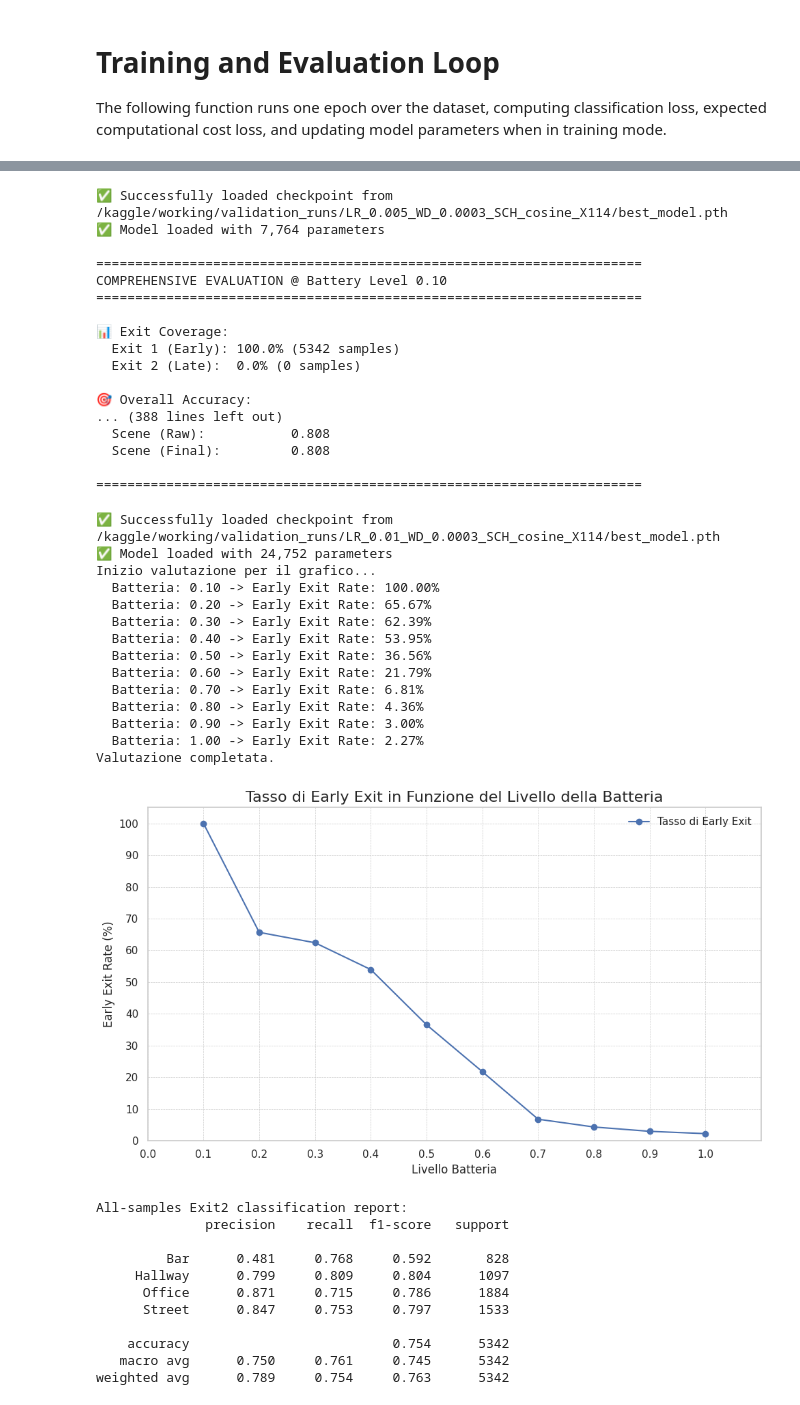
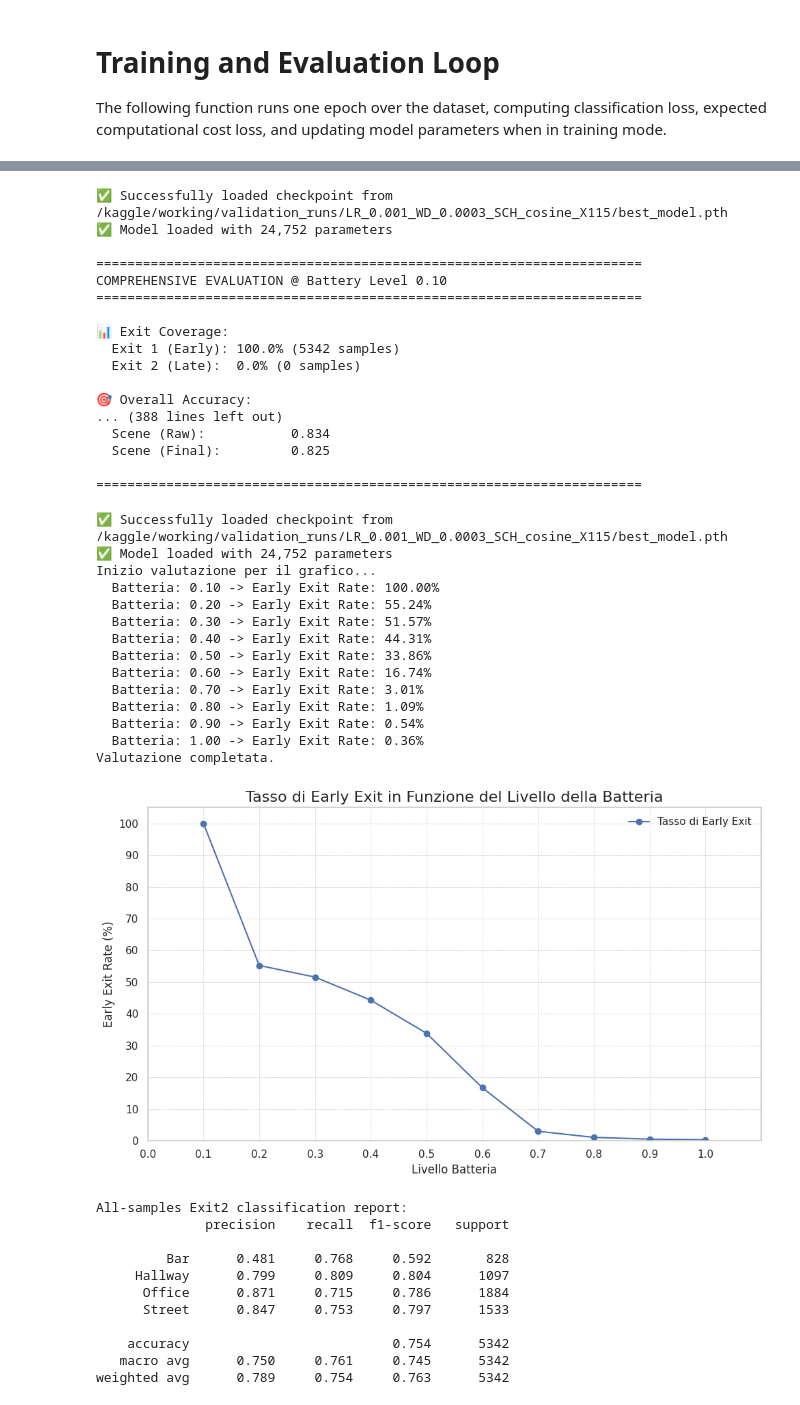
Before and after one commit to NiccoloSalvi/model1_eecnn, a Jupyter notebook: model2_eecnn.ipynb, the cells around one changed output, grey strips where cells are left out. Saved outputs shown, nothing was run; the diff lists cells and outputs as text; code cells hidden in the pictures.

Commit message:
best model up now using GRU

```diff
--- a/model2_eecnn.ipynb
+++ b/model2_eecnn.ipynb
@@ -811,7 +803,7 @@ hyperparameter_space = [
     # {'lr': 3e-4, 'weight_decay': 5e-5, 'scheduler': 'step', 'step_size': 20, 'epochs': 30, 'lambda_cost': 0.05, 'x': 20}, # WOWW
     # {'lr': 3e-4, 'weight_decay': 5e-5, 'scheduler': 'cosine', 'step_size': 20, 'epochs': 30, 'lambda_cost': 0.05, 'x': 114}, # WOWW
 
-    {'lr': 1e-3, 'weight_decay': 3e-4, 'scheduler': 'cosine', 'step_size': 20, 'epochs': 100, 'lambda_cost': 0.05, 'x': 114}, # WOWW
+    {'lr': 1e-3, 'weight_decay': 3e-4, 'scheduler': 'cosine', 'step_size': 20, 'epochs': 100, 'lambda_cost': 0.05, 'x': 115}, # WOWW
 
     # {'lr': 5e-4, 'weight_decay': 1e-5, 'scheduler': 'step', 'step_size': 10, 'epochs': 50, 'lambda_cost': 0.0, 'drop_p': 0.0, 'x': 4}, # BEST
     # {'lr': 7e-4, 'weight_decay': 1e-5, 'scheduler': 'step', 'step_size': 20, 'epochs': 50, 'lambda_cost': 0.0, 'drop_p': 0.0, 'x': 4}, # BEST
@@ -1294,7 +1286,7 @@ def run_comprehensive_evaluation():
     """Run the comprehensive evaluation with proper error handling"""
 
     # Load model properly
-    BEST_MODEL_PATH = "/kaggle/working/validation_runs/LR_0.005_WD_0.0003_SCH_cosine_X114/best_model.pth"
+    BEST_MODEL_PATH = "/kaggle/working/validation_runs/LR_0.001_WD_0.0003_SCH_cosine_X115/best_model.pth"
 
     try:
         ckpt = torch.load(BEST_MODEL_PATH, map_location=device, weights_only=False)
@@ -1333,8 +1325,8 @@ def run_comprehensive_evaluation():
 # Run the evaluation
 run_comprehensive_evaluation()
 # %% [output]
-✅ Successfully loaded checkpoint from /kaggle/working/validation_runs/LR_0.005_WD_0.0003_SCH_cosine_X114/best_model.pth
-✅ Model loaded with 7,764 parameters
+✅ Successfully loaded checkpoint from /kaggle/working/validation_runs/LR_0.001_WD_0.0003_SCH_cosine_X115/best_model.pth
+✅ Model loaded with 24,752 parameters
 
 ======================================================================
 COMPREHENSIVE EVALUATION @ Battery Level 0.10
@@ -1346,8 +1338,8 @@ COMPREHENSIVE EVALUATION @ Battery Level 0.10
 
 🎯 Overall Accuracy:
 ... (388 lines left out)
-  Scene (Raw):           0.808
-  Scene (Final):         0.808
+  Scene (Raw):           0.834
+  Scene (Final):         0.825
 
 ======================================================================
 # %%
@@ -1394,7 +1386,7 @@ def get_exit_rate_at_battery_level(model, loader, battery_level: float):
 
 
 # Load model properly
-BEST_MODEL_PATH = "/kaggle/working/validation_runs/LR_0.005_WD_0.0003_SCH_cosine_X114/best_model.pth"
+BEST_MODEL_PATH = "/kaggle/working/validation_runs/LR_0.001_WD_0.0003_SCH_cosine_X115/best_model.pth"
 
 ckpt = torch.load(BEST_MODEL_PATH, map_location=device, weights_only=False)
 print(f"✅ Successfully loaded checkpoint from {BEST_MODEL_PATH}")
@@ -1420,44 +1412,44 @@ for level in battery_levels:
     print(f"  Batteria: {level:.2f} -> Early Exit Rate: {rate:.2f}%")
 print("Valutazione completata.")
 
 
 # --- 2. Creazione del Grafico ---
 sns.set(style="whitegrid", context="notebook")
 plt.figure(figsize=(10, 6))
 
 # Plot dei dati
 plt.plot(battery_levels, exit_rates, marker='o', linestyle='-', color='b', label='Tasso di Early Exit')
 
 # Abbellimento del grafico
 plt.title('Tasso di Early Exit in Funzione del Livello della Batteria', fontsize=16)
 plt.xlabel('Livello Batteria', fontsize=12)
 plt.ylabel('Early Exit Rate (%)', fontsize=12)
 plt.xlim(0, 1.1)
 plt.ylim(0, 105)
 plt.xticks(np.arange(0, 1.1, 0.1))
 plt.yticks(np.arange(0, 101, 10))
 plt.grid(True, which='both', linestyle='--', linewidth=0.5)
 plt.legend()
 plt.tight_layout()
 
 # Mostra il grafico
 plt.show()
 # %% [output]
-✅ Successfully loaded checkpoint from /kaggle/working/validation_runs/LR_0.01_WD_0.0003_SCH_cosine_X114/best_model.pth
+✅ Successfully loaded checkpoint from /kaggle/working/validation_runs/LR_0.001_WD_0.0003_SCH_cosine_X115/best_model.pth
 ✅ Model loaded with 24,752 parameters
 Inizio valutazione per il grafico...
   Batteria: 0.10 -> Early Exit Rate: 100.00%
-  Batteria: 0.20 -> Early Exit Rate: 65.67%
-  Batteria: 0.30 -> Early Exit Rate: 62.39%
-  Batteria: 0.40 -> Early Exit Rate: 53.95%
-  Batteria: 0.50 -> Early Exit Rate: 36.56%
-  Batteria: 0.60 -> Early Exit Rate: 21.79%
-  Batteria: 0.70 -> Early Exit Rate: 6.81%
-  Batteria: 0.80 -> Early Exit Rate: 4.36%
-  Batteria: 0.90 -> Early Exit Rate: 3.00%
-  Batteria: 1.00 -> Early Exit Rate: 2.27%
+  Batteria: 0.20 -> Early Exit Rate: 55.24%
+  Batteria: 0.30 -> Early Exit Rate: 51.57%
+  Batteria: 0.40 -> Early Exit Rate: 44.31%
+  Batteria: 0.50 -> Early Exit Rate: 33.86%
+  Batteria: 0.60 -> Early Exit Rate: 16.74%
+  Batteria: 0.70 -> Early Exit Rate: 3.01%
+  Batteria: 0.80 -> Early Exit Rate: 1.09%
+  Batteria: 0.90 -> Early Exit Rate: 0.54%
+  Batteria: 1.00 -> Early Exit Rate: 0.36%
 Valutazione completata.
-[figure, old version]
+[figure, new version]
 # %%
 from sklearn.metrics import confusion_matrix, classification_report
 
```
Also changed, not shown: parts of 5 cells of this notebook.
